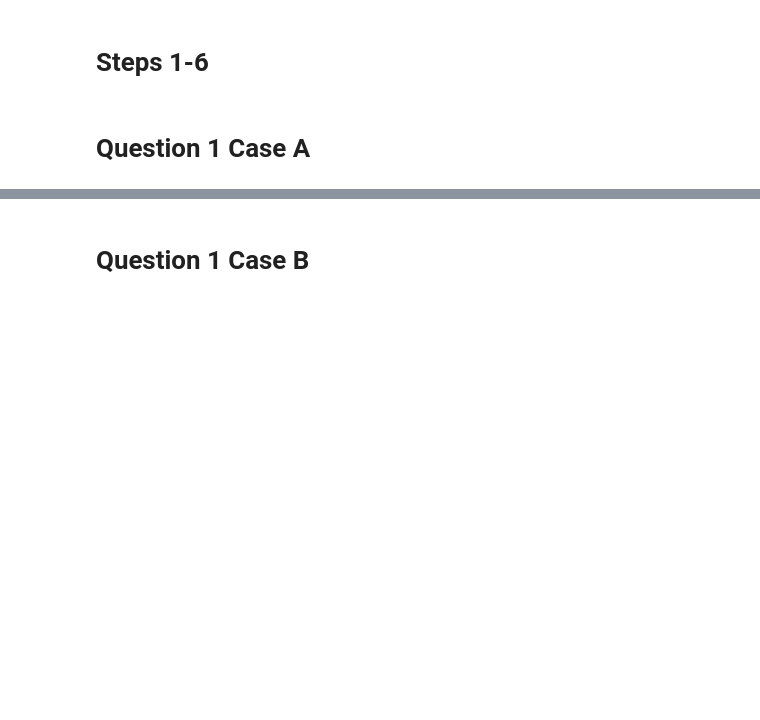
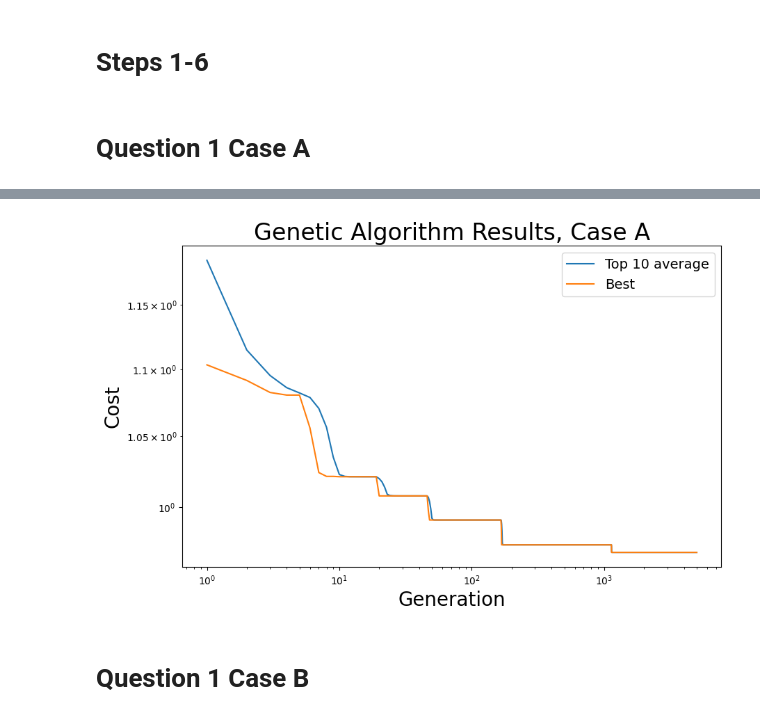
Before and after one commit to Manu123456789/Me244_Proj5, a Jupyter notebook: Project5/Hashin-Shtrikman_INCOMPLETE.ipynb, the cells around one changed output, grey strips where cells are left out. Saved outputs shown, nothing was run; the diff lists cells and outputs as text; code cells hidden in the pictures; blank space fills up the shorter version.

```diff
--- a/Project5/Hashin-Shtrikman_INCOMPLETE.ipynb
+++ b/Project5/Hashin-Shtrikman_INCOMPLETE.ipynb
@@ -332,22 +355,25 @@ with open("caseA_results.pkl", "wb") as f:
 # %%
 # Plotting
 if 'caseA_results' not in globals():
     with open("caseA_results.pkl", "rb") as f:
         caseA_results = pickle.load(f)
 
 PI = caseA_results["PI"]
 Lambda = caseA_results["Lambda"]
 Orig = caseA_results["Orig"]
 Pi_min = caseA_results["Pi_min"]
 Pi_par_avg = caseA_results["Pi_par_avg"]
 fig, ax = plt.subplots(figsize=(10,6))
-ax.plot(range(G), Pi_par_avg, label='top 10 avg')
-ax.plot(range(G), Pi_min, label="best ")
+generations = np.arange(1, G + 1)
+ax.loglog(generations, Pi_par_avg, label='Top 10 average')
+ax.loglog(generations, Pi_min, label='Best')
 plt.xlabel('Generation', fontsize= 20)
 plt.ylabel('Cost', fontsize=20)
 plt.title('Genetic Algorithm Results, Case A', fontsize = 24)
 plt.legend(fontsize = 14)
 plt.show()
+# %% [output]
+[figure, added]
 # %% [markdown]
 # Question 1 Case B
 # %%
```
Also changed, not shown: parts of 9 cells of this notebook, 3 other files.
